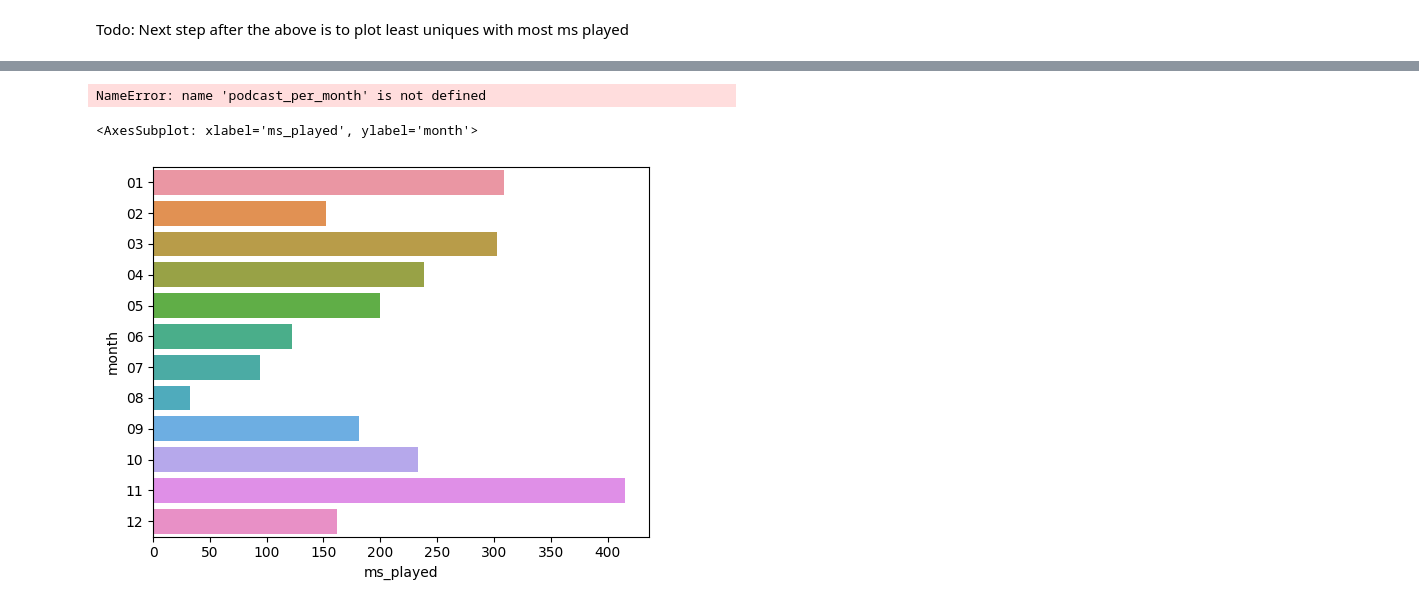
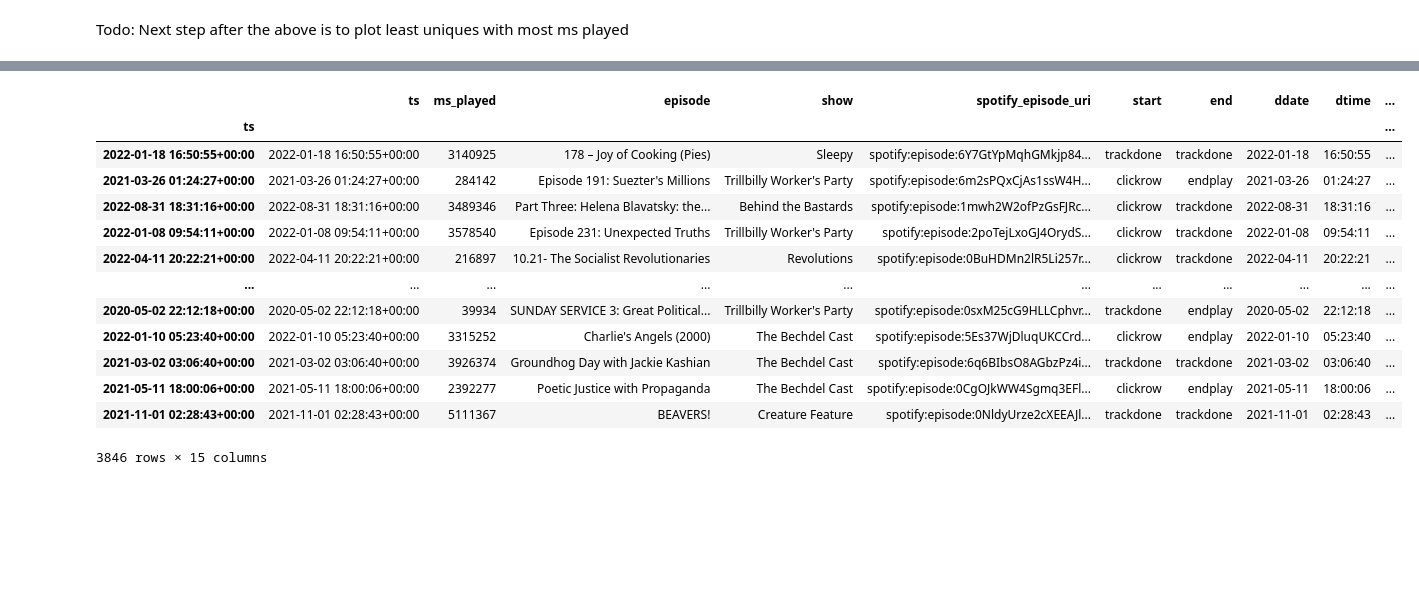
Before and after one commit to mmmuir/CL_DA2, a Jupyter notebook: spotipy_analysis.ipynb, the cells around one changed output, grey strips where cells are left out. Saved outputs shown, nothing was run; the diff lists cells and outputs as text; code cells hidden in the pictures; blank space fills up the shorter version.

```diff
--- a/spotipy_analysis.ipynb
+++ b/spotipy_analysis.ipynb
@@ -586,15 +271,0 @@ streams_af_df.query('(ms_played / duration_ms) > 0.1').query("track.str.contains
-# %%
-podcast_per_month
-# %% [output]
-NameError: name 'podcast_per_month' is not defined
-# %%
-# Todo: plot podcast listening vs music listening
-# damn i really spent most of january 2022 listening to podcats
-podcasts_2020 = podcasts_df
-podcasts_2020['ms_played'] = podcasts_2020['ms_played'] / 60000 / 60
-podcast_per_month = podcasts_2020.groupby(by="month").sum(numeric_only=True)
-podcast_per_month['ms_played']
-sns.barplot(data=podcast_per_month, x=podcast_per_month['ms_played'], y=podcast_per_month.index)
-# %% [output]
-<AxesSubplot: xlabel='ms_played', ylabel='month'>
-[figure, removed]
@@ -600,0 +286,24 @@ sns.barplot(data=podcast_per_month, x=podcast_per_month['ms_played'], y=podcast_
+# %%
+pod = podcast
+# %%
+pod.loc[:, 'hours'] = podcast.loc[:, 'ms_played']/3600000
+pod.drop(columns=['spotify_episode_uri',
+                            'start',
+                           'ms_played'])
+pod.index = pod.ts
+pod
+# %% [output]
+|  | ts | ms_played | episode | show | spotify_episode_uri | start | end | ddate | dtime | ... |
+| ts |  |  |  |  |  |  |  |  |  | ... |
+| 2022-01-18 16:50:55+00:00 | 2022-01-18 16:50:55+00:00 | 3140925 | 178 – Joy of Cooking (Pies) | Sleepy | spotify:episode:6Y7GtYpMqhGMkjp84... | trackdone | trackdone | 2022-01-18 | 16:50:55 | ... |
+| 2021-03-26 01:24:27+00:00 | 2021-03-26 01:24:27+00:00 | 284142 | Episode 191: Suezter's Millions | Trillbilly Worker's Party | spotify:episode:6m2sPQxCjAs1ssW4H... | clickrow | endplay | 2021-03-26 | 01:24:27 | ... |
+| 2022-08-31 18:31:16+00:00 | 2022-08-31 18:31:16+00:00 | 3489346 | Part Three: Helena Blavatsky: the... | Behind the Bastards | spotify:episode:1mwh2W2ofPzGsFJRc... | clickrow | trackdone | 2022-08-31 | 18:31:16 | ... |
+| 2022-01-08 09:54:11+00:00 | 2022-01-08 09:54:11+00:00 | 3578540 | Episode 231: Unexpected Truths | Trillbilly Worker's Party | spotify:episode:2poTejLxoGJ4OrydS... | clickrow | trackdone | 2022-01-08 | 09:54:11 | ... |
+| 2022-04-11 20:22:21+00:00 | 2022-04-11 20:22:21+00:00 | 216897 | 10.21- The Socialist Revolutionaries | Revolutions | spotify:episode:0BuHDMn2lR5Li257r... | clickrow | trackdone | 2022-04-11 | 20:22:21 | ... |
+| ... | ... | ... | ... | ... | ... | ... | ... | ... | ... | ... |
+| 2020-05-02 22:12:18+00:00 | 2020-05-02 22:12:18+00:00 | 39934 | SUNDAY SERVICE 3: Great Political... | Trillbilly Worker's Party | spotify:episode:0sxM25cG9HLLCphvr... | trackdone | endplay | 2020-05-02 | 22:12:18 | ... |
+| 2022-01-10 05:23:40+00:00 | 2022-01-10 05:23:40+00:00 | 3315252 | Charlie's Angels (2000) | The Bechdel Cast | spotify:episode:5Es37WjDluqUKCCrd... | clickrow | endplay | 2022-01-10 | 05:23:40 | ... |
+| 2021-03-02 03:06:40+00:00 | 2021-03-02 03:06:40+00:00 | 3926374 | Groundhog Day with Jackie Kashian | The Bechdel Cast | spotify:episode:6q6BIbsO8AGbzPz4i... | trackdone | trackdone | 2021-03-02 | 03:06:40 | ... |
+| 2021-05-11 18:00:06+00:00 | 2021-05-11 18:00:06+00:00 | 2392277 | Poetic Justice with Propaganda | The Bechdel Cast | spotify:episode:0CgOJkWW4Sgmq3EFl... | clickrow | endplay | 2021-05-11 | 18:00:06 | ... |
+| 2021-11-01 02:28:43+00:00 | 2021-11-01 02:28:43+00:00 | 5111367 | BEAVERS! | Creature Feature | spotify:episode:0NldyUrze2cXEEAJl... | trackdone | trackdone | 2021-11-01 | 02:28:43 | ... |
+3846 rows × 15 columns
```
Also changed, not shown: parts of 31 cells of this notebook, 1 other file.
